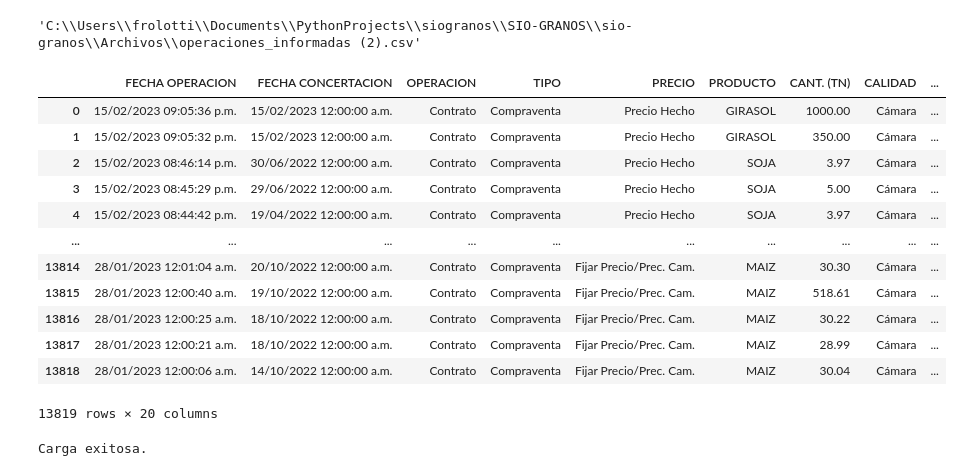
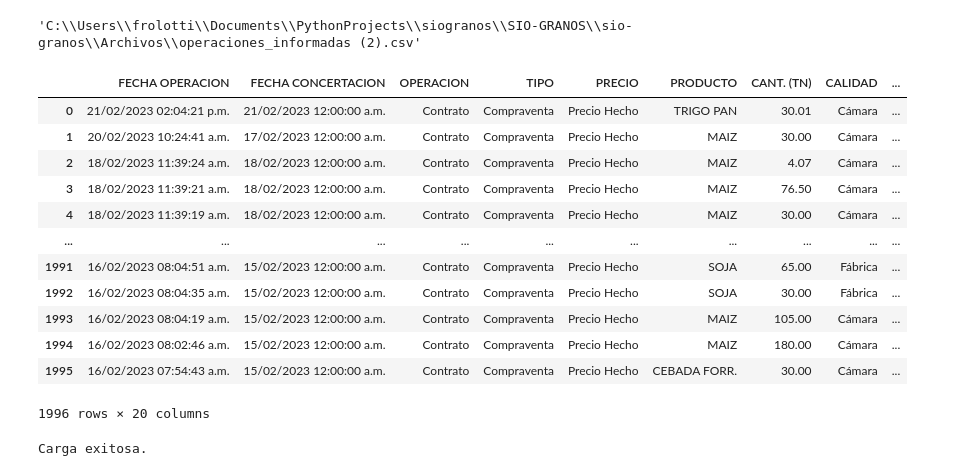
Before and after one commit to franrolotti/sio-granos, a Jupyter notebook: data-update.ipynb, the cells around one changed output. Drawn from its saved outputs; the diff is of its cells as text; code cells hidden in the pictures.

```diff
--- a/data-update.ipynb
+++ b/data-update.ipynb
@@ -169,36 +207,36 @@ shutil.move(max_file, r'C:\Users\frolotti\Documents\PythonProjects\siogranos\SIO
 # %%
 # Este código para agregar nuevos datos a la base SQL, no usarlo si no hay datos a agregar.
 # Ingresar a: https://www.siogranos.com.ar/Consulta_publica/operaciones_informadas_exportar.aspx
 # Descargar los días a agregar con filtro de Cordoba como procedencia Provincia y guardarlos en la carpeta de SIO-GRANOS.
 
 # Creo un Dataframe vacio y una lista con los archivos que se encuentran en el directorio, en caso de querer
 # agregar un período de tiempo muy largo:
 data = pd.DataFrame()
-fichero = os.listdir('sio-granos/Archivos/')
+fichero = os.listdir('Archivos/')
 
 #Creo un "for" que me lea todos los archivos y me vaya apendizando las bases a nuestro Dataframe "data":
 
 for base in fichero:
     if (base!='.ipynb_checkpoints' and base!='SIO-GRANOS.ipynb' and base!='Dolar.xlsx' and base!='Archivos'):    # Compila todos los archivos de la carpeta excepto estos dos.
-        apendice = pd.read_excel(f"sio-granos/Archivos/{base}")
+        apendice = pd.read_excel(f"Archivos/{base}")
         data = pd.concat([data,apendice])
 
 
 data
 # %% [output]
 |  | FECHA OPERACION | FECHA CONCERTACION | OPERACION | TIPO | PRECIO | PRODUCTO | CANT. (TN) | CALIDAD | ... |
-| 0 | 15/02/2023 09:05:36 p.m. | 15/02/2023 12:00:00 a.m. | Contrato | Compraventa | Precio Hecho | GIRASOL | 1000.00 | Cámara | ... |
-| 1 | 15/02/2023 09:05:32 p.m. | 15/02/2023 12:00:00 a.m. | Contrato | Compraventa | Precio Hecho | GIRASOL | 350.00 | Cámara | ... |
-| 2 | 15/02/2023 08:46:14 p.m. | 30/06/2022 12:00:00 a.m. | Contrato | Compraventa | Precio Hecho | SOJA | 3.97 | Cámara | ... |
-| 3 | 15/02/2023 08:45:29 p.m. | 29/06/2022 12:00:00 a.m. | Contrato | Compraventa | Precio Hecho | SOJA | 5.00 | Cámara | ... |
-| 4 | 15/02/2023 08:44:42 p.m. | 19/04/2022 12:00:00 a.m. | Contrato | Compraventa | Precio Hecho | SOJA | 3.97 | Cámara | ... |
+| 0 | 21/02/2023 02:04:21 p.m. | 21/02/2023 12:00:00 a.m. | Contrato | Compraventa | Precio Hecho | TRIGO PAN | 30.01 | Cámara | ... |
+| 1 | 20/02/2023 10:24:41 a.m. | 17/02/2023 12:00:00 a.m. | Contrato | Compraventa | Precio Hecho | MAIZ | 30.00 | Cámara | ... |
+| 2 | 18/02/2023 11:39:24 a.m. | 18/02/2023 12:00:00 a.m. | Contrato | Compraventa | Precio Hecho | MAIZ | 4.07 | Cámara | ... |
+| 3 | 18/02/2023 11:39:21 a.m. | 18/02/2023 12:00:00 a.m. | Contrato | Compraventa | Precio Hecho | MAIZ | 76.50 | Cámara | ... |
+| 4 | 18/02/2023 11:39:19 a.m. | 18/02/2023 12:00:00 a.m. | Contrato | Compraventa | Precio Hecho | MAIZ | 30.00 | Cámara | ... |
 | ... | ... | ... | ... | ... | ... | ... | ... | ... | ... |
-| 13814 | 28/01/2023 12:01:04 a.m. | 20/10/2022 12:00:00 a.m. | Contrato | Compraventa | Fijar Precio/Prec. Cam. | MAIZ | 30.30 | Cámara | ... |
-| 13815 | 28/01/2023 12:00:40 a.m. | 19/10/2022 12:00:00 a.m. | Contrato | Compraventa | Fijar Precio/Prec. Cam. | MAIZ | 518.61 | Cámara | ... |
-| 13816 | 28/01/2023 12:00:25 a.m. | 18/10/2022 12:00:00 a.m. | Contrato | Compraventa | Fijar Precio/Prec. Cam. | MAIZ | 30.22 | Cámara | ... |
-| 13817 | 28/01/2023 12:00:21 a.m. | 18/10/2022 12:00:00 a.m. | Contrato | Compraventa | Fijar Precio/Prec. Cam. | MAIZ | 28.99 | Cámara | ... |
-| 13818 | 28/01/2023 12:00:06 a.m. | 14/10/2022 12:00:00 a.m. | Contrato | Compraventa | Fijar Precio/Prec. Cam. | MAIZ | 30.04 | Cámara | ... |
+| 1991 | 16/02/2023 08:04:51 a.m. | 15/02/2023 12:00:00 a.m. | Contrato | Compraventa | Precio Hecho | SOJA | 65.00 | Fábrica | ... |
+| 1992 | 16/02/2023 08:04:35 a.m. | 15/02/2023 12:00:00 a.m. | Contrato | Compraventa | Precio Hecho | SOJA | 30.00 | Fábrica | ... |
+| 1993 | 16/02/2023 08:04:19 a.m. | 15/02/2023 12:00:00 a.m. | Contrato | Compraventa | Precio Hecho | MAIZ | 105.00 | Cámara | ... |
+| 1994 | 16/02/2023 08:02:46 a.m. | 15/02/2023 12:00:00 a.m. | Contrato | Compraventa | Precio Hecho | MAIZ | 180.00 | Cámara | ... |
+| 1995 | 16/02/2023 07:54:43 a.m. | 15/02/2023 12:00:00 a.m. | Contrato | Compraventa | Precio Hecho | CEBADA FORR. | 30.00 | Cámara | ... |
-13819 rows × 20 columns
+1996 rows × 20 columns
 # %%
 baseSQL = pd.DataFrame()
 
```
Also changed, not shown: parts of 6 cells of this notebook, 1 other file.
